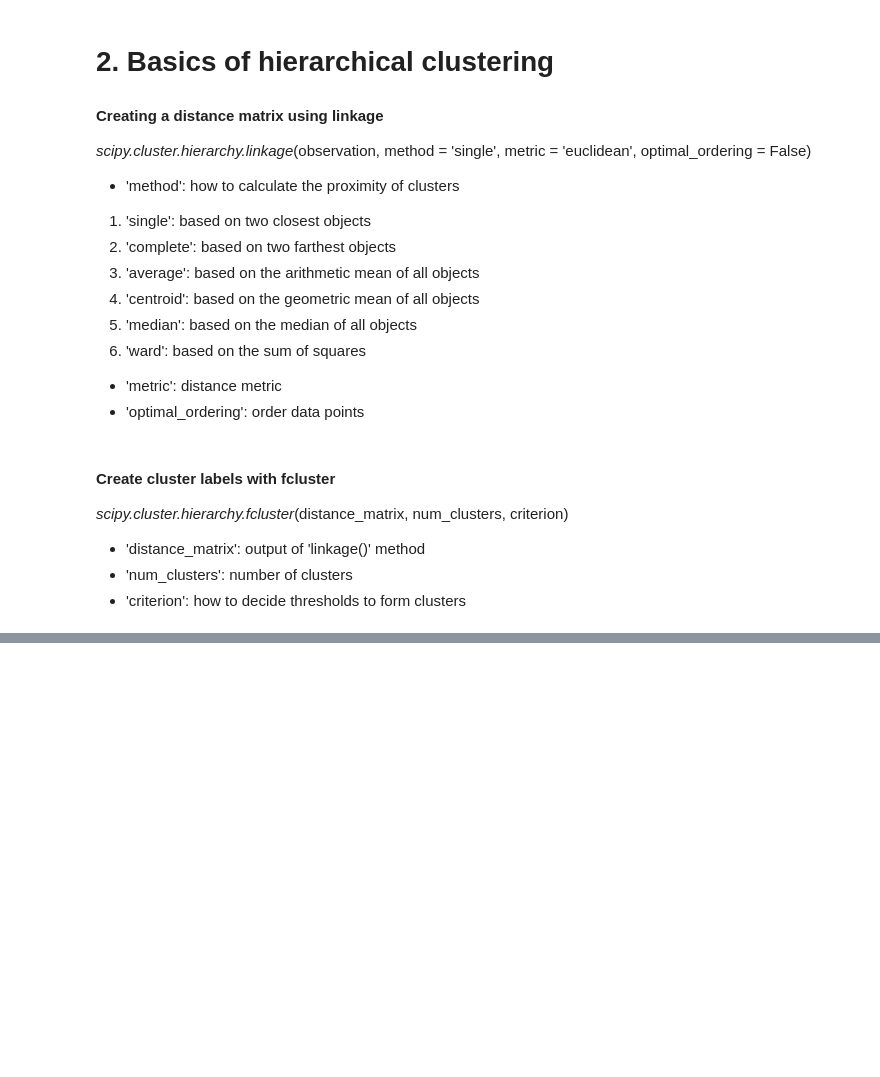
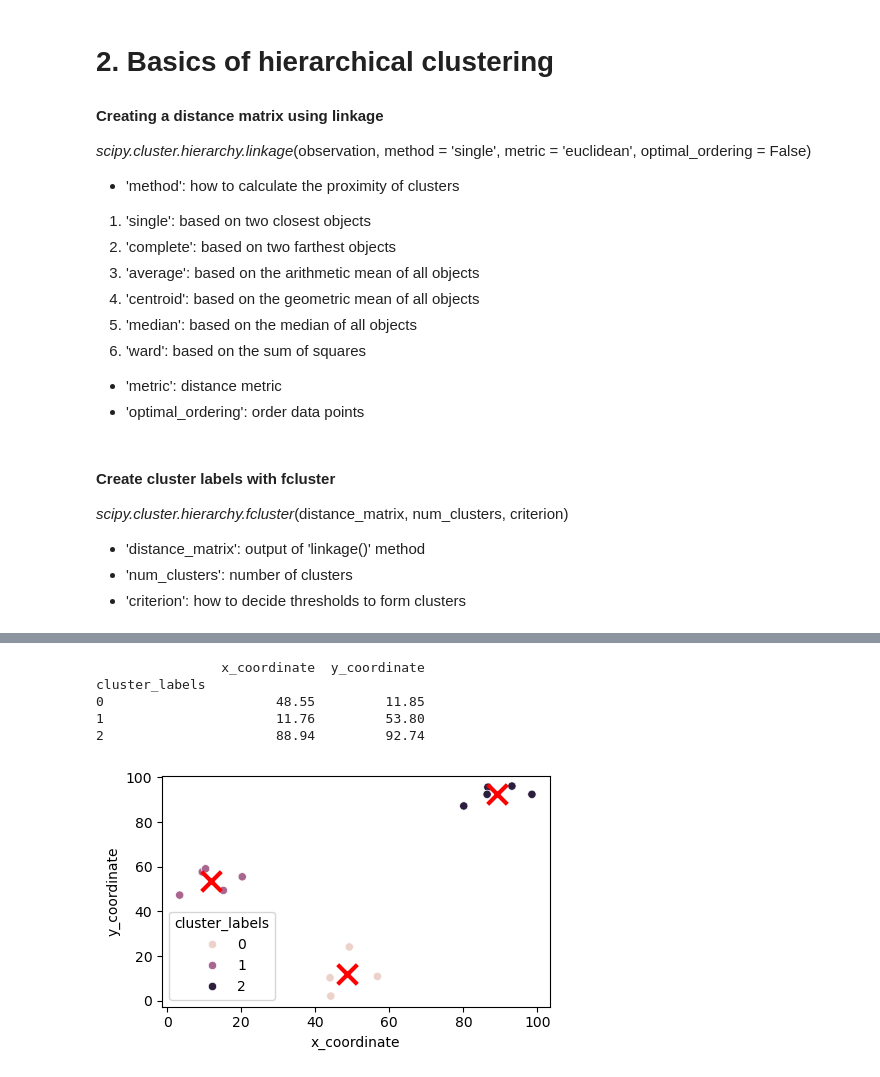
Before and after one commit to Timm26/Machine_Learning_Guide, a Jupyter notebook: Unsupervised/Cluster_Analysis.ipynb, the cells around one changed output, grey strips where cells are left out. Saved outputs shown, nothing was run; the diff lists cells and outputs as text; code cells hidden in the pictures; blank space fills up the shorter version.

Commit message:
Adding k-means

```diff
--- a/Unsupervised/Cluster_Analysis.ipynb
+++ b/Unsupervised/Cluster_Analysis.ipynb
@@ -23,7 +23,7 @@ x_coordinates = [80.1, 93.1,86.6,98.5,86.4,9.5,15.2,3.4,
                  10.4,20.3,44.2,56.8,49.2,44.0]
 y_coordniates = [87.2,96.1,95.6,92.4,92.4,57.7,49.4,
                  47.3,59.1,55.5,2.1,10.9,24.1,10.3]
-df = pd.DataFrame({'x_coordinate':x_coordinates,
+df_1 = pd.DataFrame({'x_coordinate':x_coordinates,
                    'y_coordinate':y_coordniates})
 # %% [markdown]
 'linkage()' builds hierarchical tree using Ward's minimum-variance clustering:
@@ -32,7 +32,7 @@ df = pd.DataFrame({'x_coordinate':x_coordinates,
 - Continuous until everything is merged into one big cluster
 - 'ward' is how the similarity is measured: Merges clusters such that, at each step, the increase in total _within-cluster_ variance is minimized.
 # %%
-Z = linkage(df, 'ward')
+Z = linkage(df_1, 'ward')
 Z[:5]
 # %% [output]
 array([[ 5.        ,  8.        ,  1.6643317 ,  2.        ],
@@ -47,5 +47,5 @@ array([[ 5.        ,  8.        ,  1.6643317 ,  2.        ],
 - criterion='maxclust': From exactly 3 clusters
 # %%
 # Cut the tree to produce 3 clusters
-df['cluster_labels'] = fcluster(Z, 3, criterion='maxclust')
+df_1['cluster_labels'] = fcluster(Z, 3, criterion='maxclust')
 # %%
@@ -128,0 +240,19 @@ _scipy.cluster.hierarchy.fcluster_(distance_matrix, num_clusters, criterion)
+# %%
+# Running k-means
+from scipy.cluster.vq import kmeans, vq
+# Generate cluster centers and labels
+cluster_centers, _ = kmeans(df_1[['x_coordinate', 'y_coordinate']],3)
+df_1['cluster_labels'], _ = vq(df_1[['x_coordinate', 'y_coordinate']], cluster_centers)
+# Display cluster centres
+print(df_1[['x_coordinate','y_coordinate','cluster_labels']].groupby('cluster_labels').mean())
+# Plot
+sns.scatterplot(x='x_coordinate',y='y_coordinate', hue='cluster_labels', data=df_1)
+plt.scatter(x=cluster_centers[:,0], y=cluster_centers[:,1], marker='x', s=200, linewidth=3, color='red')
+plt.show()
+# %% [output]
+                x_coordinate  y_coordinate
+cluster_labels
+0                      48.55         11.85
+1                      11.76         53.80
+2                      88.94         92.74
+[figure, added]
```
Also changed, not shown: parts of 18 cells of this notebook.
